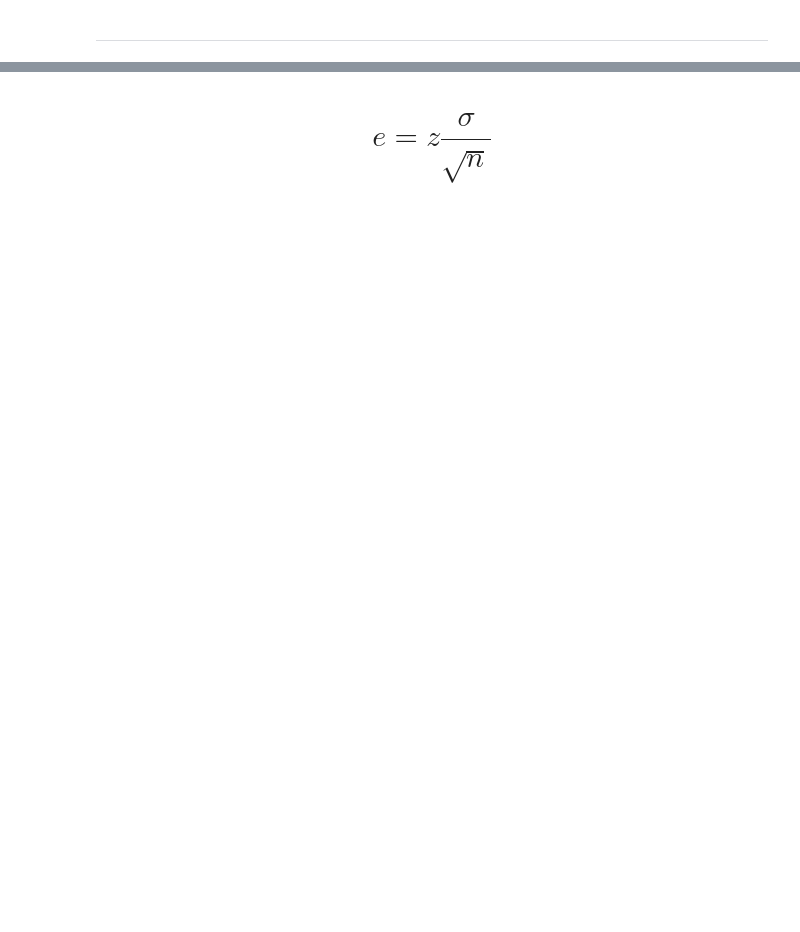
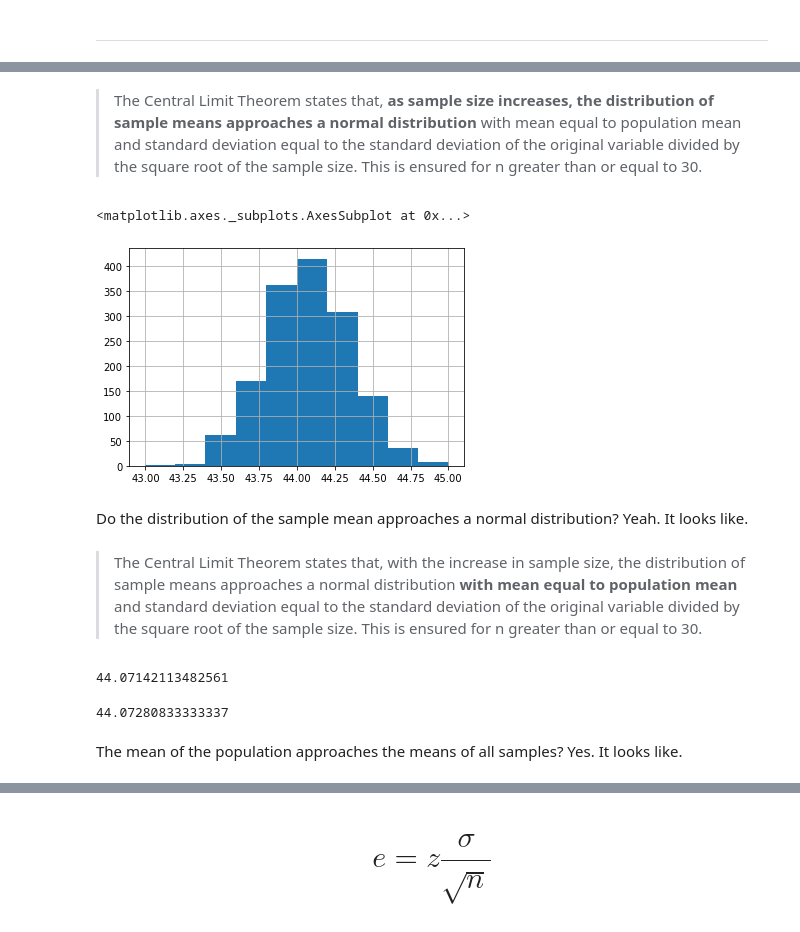
Before and after one commit to nathanqueija/myjourneytodatascience, a Jupyter notebook: 04_statistics_with_python_part2/statistics_2.ipynb, the cells around one changed output, grey strips where cells are left out. Cells and saved outputs as stored; diff of their text form; code cells hidden in the pictures; blank space fills up the shorter version.

```diff
--- a/04_statistics_with_python_part2/statistics_2.ipynb
+++ b/04_statistics_with_python_part2/statistics_2.ipynb
@@ -852,0 +885,6 @@ O **nível de confiança** de uma estimativa pode ser obtido a partir da área s
+# %%
+n = 2000
+samples_total = 1500
+# %%
+samples = pd.DataFrame()
+samples
@@ -852,0 +893,6 @@ O **nível de confiança** de uma estimativa pode ser obtido a partir da área s
+# %%
+for i in range(samples_total):
+    _ = df['Age'].sample(n)
+    _.index = range(0, len(_))
+    samples['Sample_' + str(i)] = _
+samples
@@ -852,0 +928,21 @@ O **nível de confiança** de uma estimativa pode ser obtido a partir da área s
+# %% [markdown]
+> The Central Limit Theorem states that, **as sample size increases, the distribution of sample means approaches a normal distribution** with mean equal to population mean and standard deviation equal to the standard deviation of the original variable divided by the square root of the sample size. This is ensured for n greater than or equal to 30.
+# %%
+samples.mean().hist()
+# %% [output]
+<matplotlib.axes._subplots.AxesSubplot at 0x...>
+[figure, added]
+# %% [markdown]
+Do the distribution of the sample mean approaches a normal distribution? Yeah. It looks like.
+# %% [markdown]
+> The Central Limit Theorem states that, with the increase in sample size, the distribution of sample means approaches a normal distribution **with mean equal to population mean** and standard deviation equal to the standard deviation of the original variable divided by the square root of the sample size. This is ensured for n greater than or equal to 30.
+# %%
+df['Age'].mean()
+# %% [output]
+44.07142113482561
+# %%
+samples.mean().mean()
+# %% [output]
+44.07280833333337
+# %% [markdown]
+The mean of the population approaches the means of all samples? Yes. It looks like.
```
Also changed, not shown: parts of 130 cells of this notebook, 2 other files.
